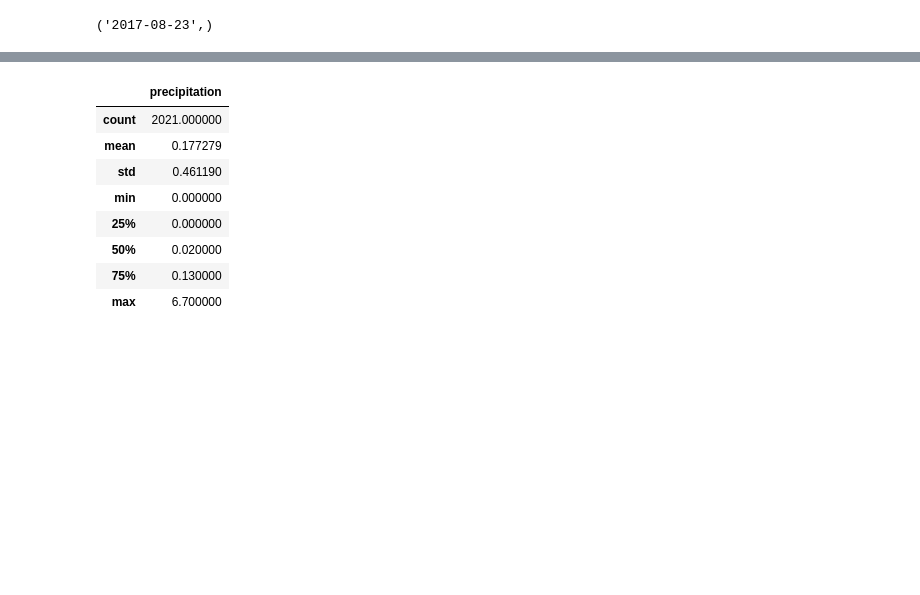
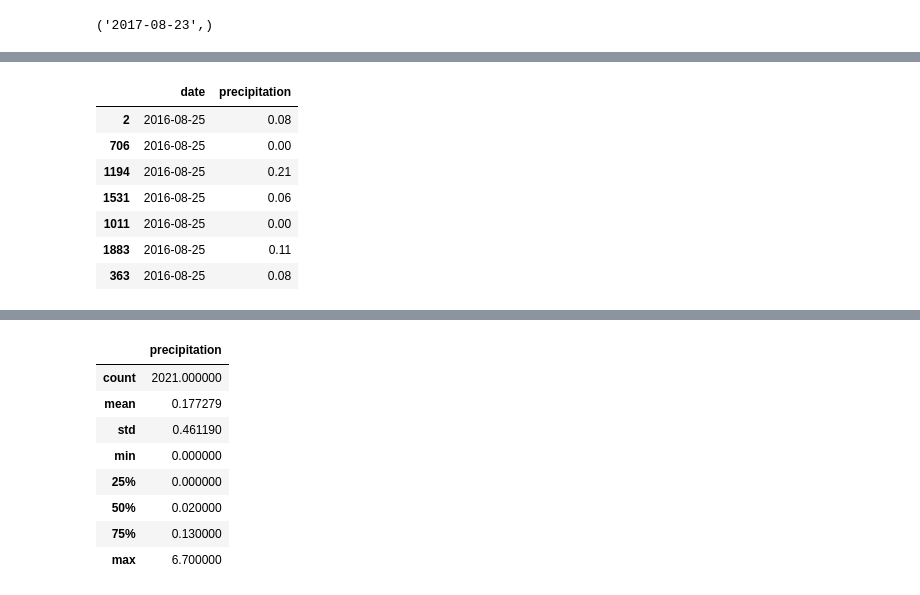
Before and after one commit to knazario/10_SQL_Alchemy_Project, a Jupyter notebook: Surfs_Up/climate_starter.ipynb, the cells around one changed output, grey strips where cells are left out. Drawn from its saved outputs; the diff is of its cells as text; code cells hidden in the pictures; blank space fills up the shorter version.

```diff
--- a/Surfs_Up/climate_starter.ipynb
+++ b/Surfs_Up/climate_starter.ipynb
@@ -68,0 +74,11 @@ ObjectNotExecutableError: Not an executable object: [<sqlalchemy.ext.automap.mea
+# %%
+df.loc[df.date =='2016-08-25',:]
+# %% [output]
+|  | date | precipitation |
+| 2 | 2016-08-25 | 0.08 |
+| 706 | 2016-08-25 | 0.00 |
+| 1194 | 2016-08-25 | 0.21 |
+| 1531 | 2016-08-25 | 0.06 |
+| 1011 | 2016-08-25 | 0.00 |
+| 1883 | 2016-08-25 | 0.11 |
+| 363 | 2016-08-25 | 0.08 |
```
Also changed, not shown: parts of 11 cells of this notebook, 1 other file.
